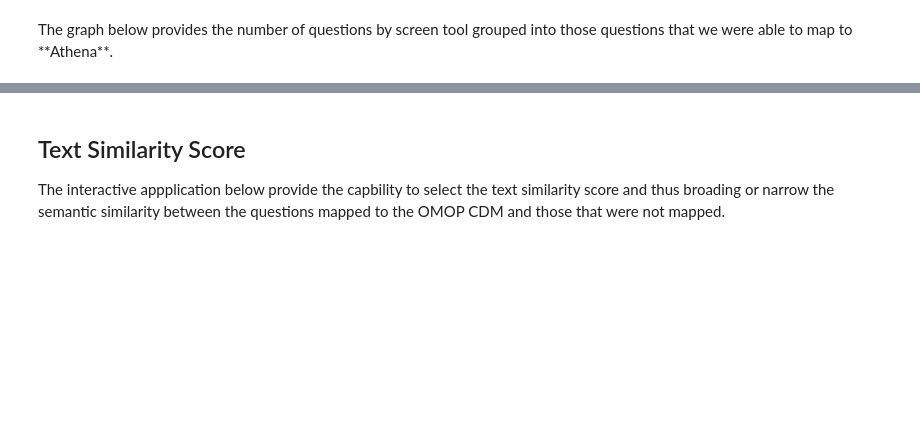
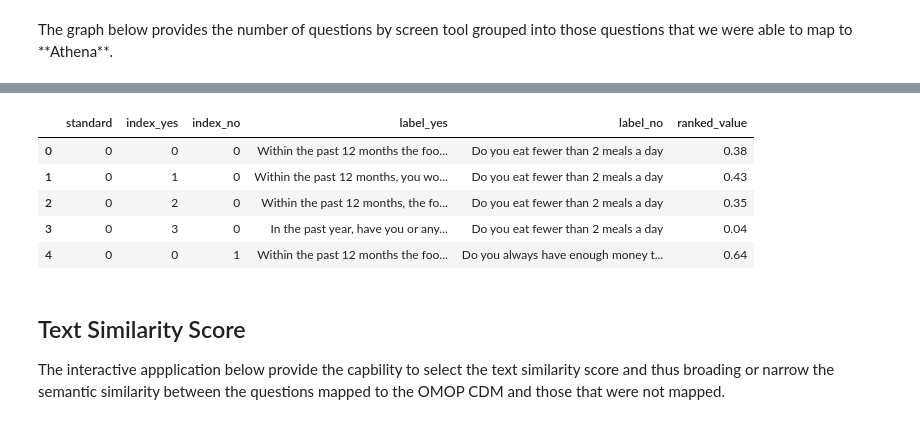
Before and after one commit to adambouras/OHDSI-Symposium-Submission, a Jupyter notebook: OHDSI_Submission_BERT_Similarity_Ranking.ipynb, the cells around one changed output, grey strips where cells are left out. Saved outputs shown, nothing was run; the diff lists cells and outputs as text; code cells hidden in the pictures; blank space fills up the shorter version.

```diff
--- a/OHDSI_Submission_BERT_Similarity_Ranking.ipynb
+++ b/OHDSI_Submission_BERT_Similarity_Ranking.ipynb
@@ -197,14 +197,23 @@ for h,s in enumerate(sentences):
       #Output the pairs with their score
       for j, sentence_yes in enumerate(sentences_yes):
         ranked_domain['standard'].append(h)
-        ranked_domain['index_yes'].append(j)
-        ranked_domain['index_no'].append(i)
+        ranked_domain['index_yes'].append(str(j))
+        ranked_domain['index_no'].append(str(i))
         ranked_domain['label_yes'].append(sentence_yes)
         ranked_domain['label_no'].append(sentence)
-        na = cosine_scores.numpy()
+        na = np.round(cosine_scores.numpy(),2)
         ranked_domain['ranked_value'].append(round(na[j][0],2))
 # %%
 df =pd.DataFrame.from_dict(ranked_domain)
+# %%
+df.head()
+# %% [output]
+|  | standard | index_yes | index_no | label_yes | label_no | ranked_value |
+| 0 | 0 | 0 | 0 | Within the past 12 months the foo... | Do you eat fewer than 2 meals a day | 0.38 |
+| 1 | 0 | 1 | 0 | Within the past 12 months, you wo... | Do you eat fewer than 2 meals a day | 0.43 |
+| 2 | 0 | 2 | 0 | Within the past 12 months, the fo... | Do you eat fewer than 2 meals a day | 0.35 |
+| 3 | 0 | 3 | 0 | In the past year, have you or any... | Do you eat fewer than 2 meals a day | 0.04 |
+| 4 | 0 | 0 | 1 | Within the past 12 months the foo... | Do you always have enough money t... | 0.64 |
 # %% [markdown]
 <h2>Text Similarity Score</h2>
 <p>The interactive appplication below provide the capbility to select the text similarity score and thus broading or narrow the semantic similarity between the questions mapped to the OMOP CDM and those that were not mapped.</p>
```
Also changed, not shown: parts of 2 cells of this notebook.
